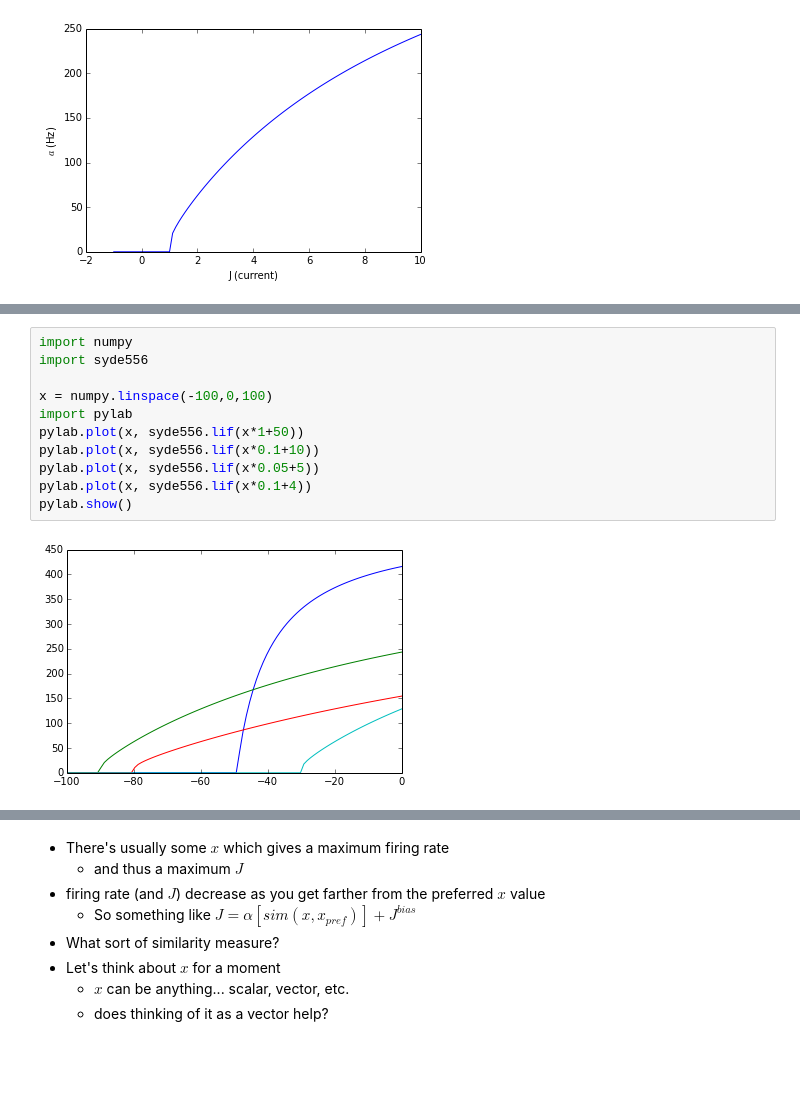
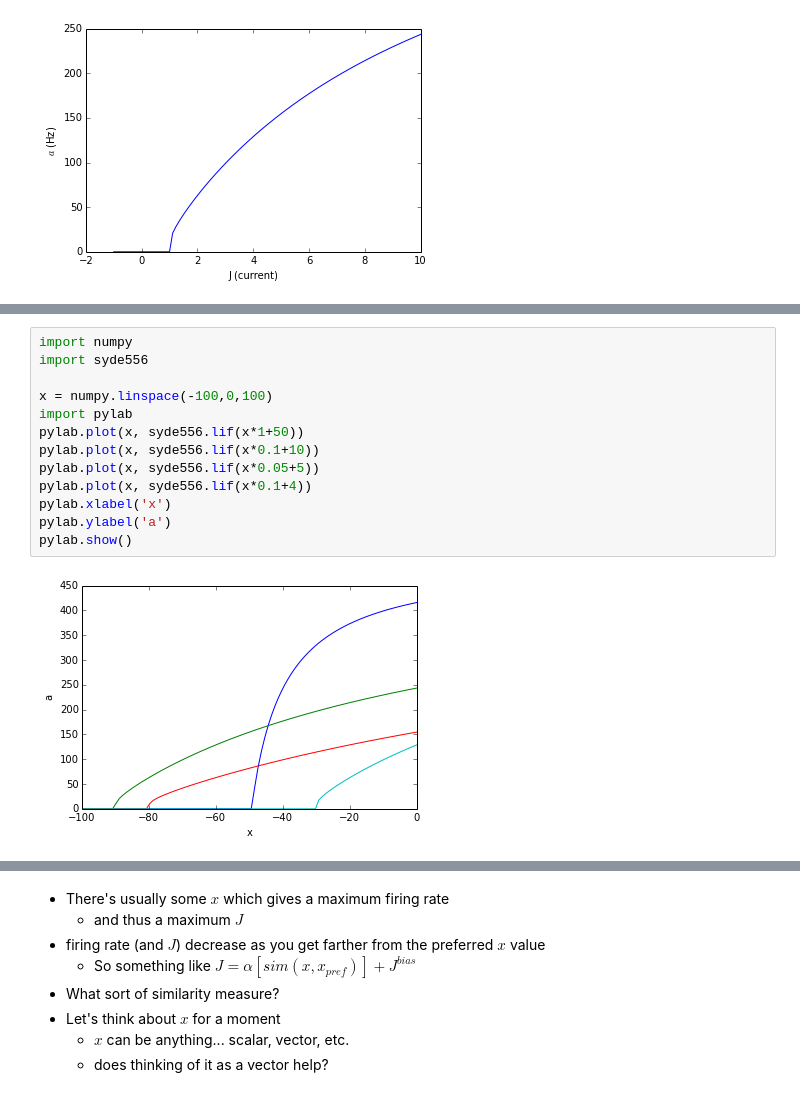
Before and after one commit to tcstewar/syde556, a Jupyter notebook: SYDE 556 Lecture 2 Representation.ipynb, the cells around one changed output, grey strips where cells are left out. Cells and saved outputs as stored; diff of their text form; blank space fills up the shorter version.

```diff
--- a/SYDE 556 Lecture 2 Representation.ipynb
+++ b/SYDE 556 Lecture 2 Representation.ipynb
@@ -175,16 +175,18 @@ pylab.show()
 # %%
 import numpy
 import syde556
 
 x = numpy.linspace(-100,0,100)
 import pylab
 pylab.plot(x, syde556.lif(x*1+50))
 pylab.plot(x, syde556.lif(x*0.1+10))
 pylab.plot(x, syde556.lif(x*0.05+5))
 pylab.plot(x, syde556.lif(x*0.1+4))
+pylab.xlabel('x')
+pylab.ylabel('a')
 pylab.show()
 # %% [output]
-[figure, old version]
+[figure, new version]
 # %% [markdown]
 $ J = \alpha x + J^{bias} $
 
```
Also changed, not shown: parts of 2 cells of this notebook.
